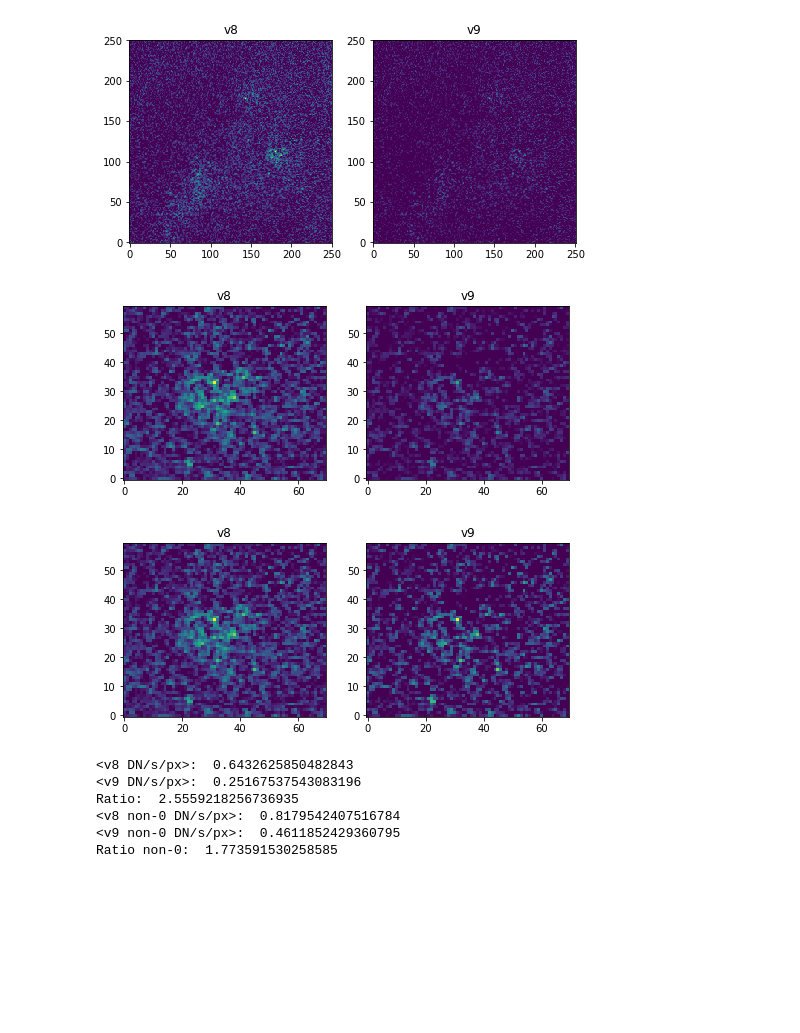
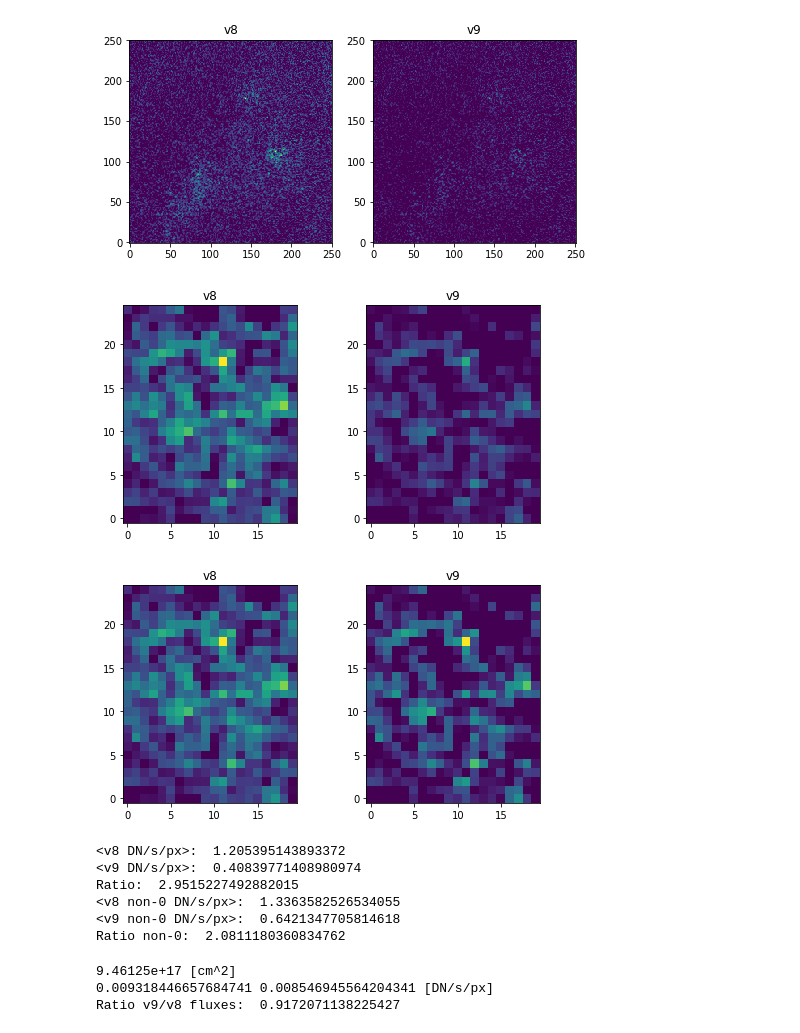
Before and after one commit to ianan/aia_test, a Jupyter notebook: testfe18_v8v9_deg_apr2019.ipynb, the cells around one changed output. Cells and saved outputs as stored; diff of their text form; code cells hidden in the pictures; blank space fills up the shorter version.

```diff
--- a/testfe18_v8v9_deg_apr2019.ipynb
+++ b/testfe18_v8v9_deg_apr2019.ipynb
@@ -155,27 +154,27 @@ plt.show()
 # %% [output]
 [figure]
 # %%
-loopv8=datafe18v8[80:140,150:220]
-loopv9=datafe18v9[80:140,150:220]
+loopv8=datafe18v8[95:120,170:190]
+loopv9=datafe18v9[95:120,170:190]
 fig, ax = plt.subplots(1, 2,figsize=(8, 4))
 ax[0].imshow(loopv8,origin='lower',norm=colors.Normalize(vmin=0.01,vmax=5))
 ax[0].set_title('v8')
 ax[1].imshow(loopv9,origin='lower',norm=colors.Normalize(vmin=0.01,vmax=5))
 ax[1].set_title('v9')
 plt.show()
 
 
 fig, ax = plt.subplots(1, 2,figsize=(8, 4))
 ax[0].imshow(loopv8,origin='lower',\
              norm=colors.Normalize(vmin=np.min(loopv8[loopv8>0]),vmax=np.max(loopv8)))
 ax[0].set_title('v8')
 ax[1].imshow(loopv9,origin='lower',\
              norm=colors.Normalize(vmin=np.min(loopv9[loopv9>0]),vmax=np.max(loopv9)))
 ax[1].set_title('v9')
 plt.show()
 # %% [output]
-[figure, old version]
+[figure, new version]
-[figure, old version]
+[figure, new version]
 # %%
 print('<v8 DN/s/px>: ',np.mean(loopv8))
 print('<v9 DN/s/px>: ',np.mean(loopv9))
@@ -185,9 +184,9 @@ print('<v8 non-0 DN/s/px>: ',np.mean(loopv8[loopv8 >0]))
 print('<v9 non-0 DN/s/px>: ',np.mean(loopv9[loopv9 >0]))
 print('Ratio non-0: ',np.mean(loopv8[loopv8 >0])/np.mean(loopv9[loopv9 >0]))
 # %% [output]
-<v8 DN/s/px>:  0.6432625850482843
-<v9 DN/s/px>:  0.25167537543083196
-Ratio:  2.5559218256736935
-<v8 non-0 DN/s/px>:  0.8179542407516784
-<v9 non-0 DN/s/px>:  0.4611852429360795
-Ratio non-0:  1.773591530258585
+<v8 DN/s/px>:  1.205395143893372
+<v9 DN/s/px>:  0.40839771408980974
+Ratio:  2.9515227492882015
+<v8 non-0 DN/s/px>:  1.3363582526534055
+<v9 non-0 DN/s/px>:  0.6421347705814618
+Ratio non-0:  2.0811180360834762
@@ -193,0 +210,18 @@ Ratio non-0:  1.773591530258585
+# %%
+# work out the synthetic fluxes from the NuSTAR T and EM for this event (but v noisy)
+T=3.2e6
+EM=3e43 # cm^-3
+nx,ny=loopv9.shape
+dx=mp094.meta['cdelt1']
+dy=mp094.meta['cdelt2']
+area=nx*dx*725e5*ny*dy*725e5
+print(area, '[cm^2]')
+gfe18v8=EM*10**np.interp(np.log10(T),logt,np.log10(trfe18v8))/area
+gfe18v9=EM*10**np.interp(np.log10(T),logt,np.log10(trfe18v9))/area
+
+print(gfe18v8,gfe18v9,'[DN/s/px]')
+print('Ratio v9/v8 fluxes: ',gfe18v9/gfe18v8)
+# %% [output]
+9.46125e+17 [cm^2]
+0.009318446657684741 0.008546945564204341 [DN/s/px]
+Ratio v9/v8 fluxes:  0.9172071138225427
```
Also changed, not shown: parts of 5 cells of this notebook, 3 other files.
